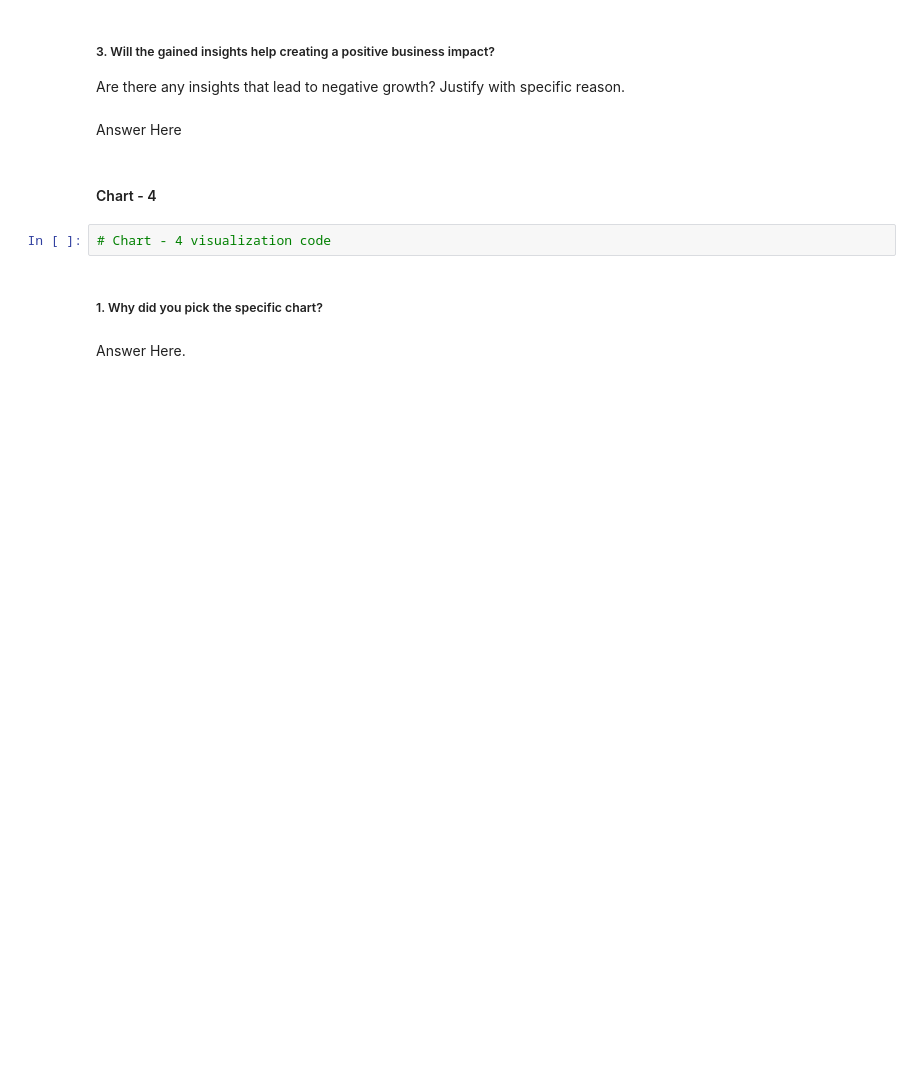
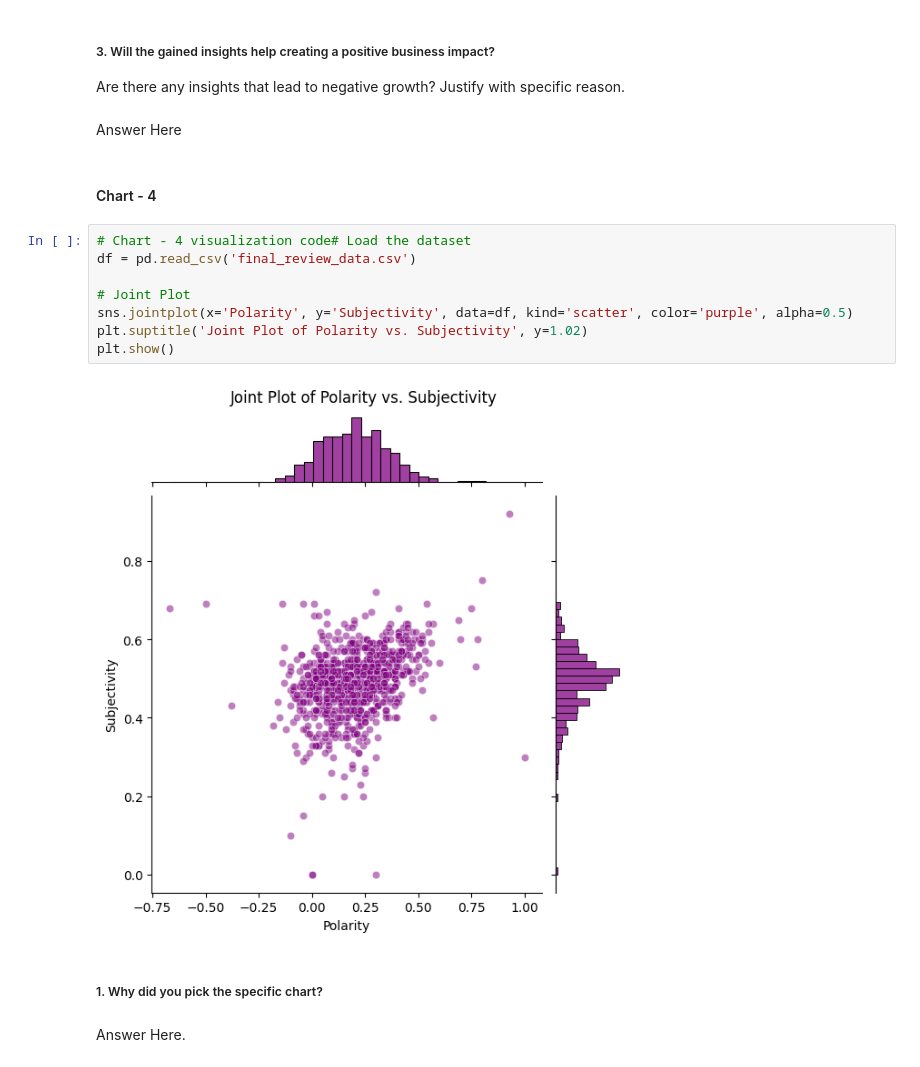
Before and after one commit to kush-agra-soni/3_play_store_eda, a Jupyter notebook: main.ipynb, the cells around one changed output. Cells and saved outputs as stored; diff of their text form; blank space fills up the shorter version.

```diff
--- a/main.ipynb
+++ b/main.ipynb
@@ -932,8 +980,16 @@ Are there any insights that lead to negative growth? Justify with specific reaso
 Answer Here
 # %% [markdown]
 #### Chart - 4
-# %%
-# Chart - 4 visualization code
+# %%
+# Chart - 4 visualization code# Load the dataset
+df = pd.read_csv('final_review_data.csv')
+
+# Joint Plot
+sns.jointplot(x='Polarity', y='Subjectivity', data=df, kind='scatter', color='purple', alpha=0.5)
+plt.suptitle('Joint Plot of Polarity vs. Subjectivity', y=1.02)
+plt.show()
+# %% [output]
+[figure, added]
 # %% [markdown]
 ##### 1. Why did you pick the specific chart?
 # %% [markdown]
```
Also changed, not shown: parts of 6 cells of this notebook, 1 other file.
